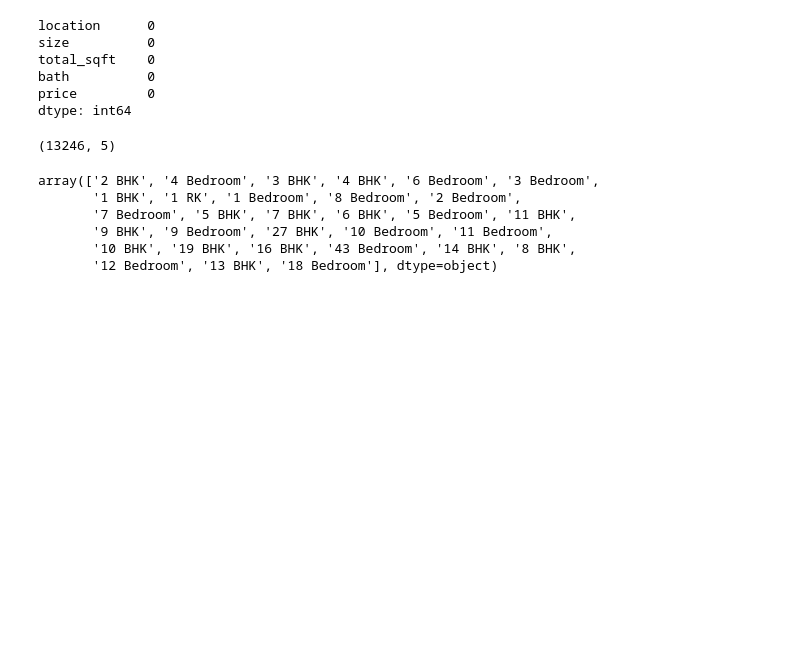
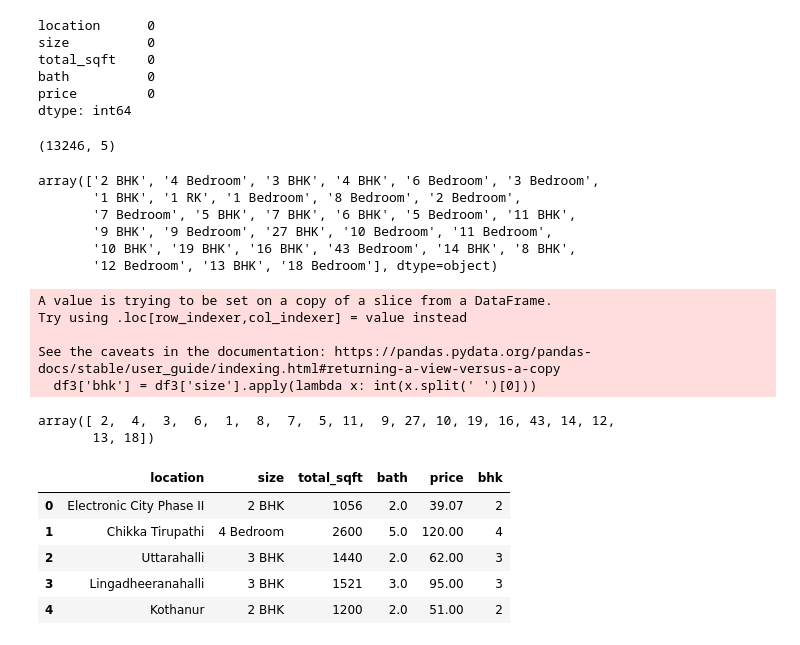
Before and after one commit to sabsar42/House_Price_Prediction_Gcollab, a Jupyter notebook: house_price_prediction.ipynb, the cells around one changed output. Drawn from its saved outputs; the diff is of its cells as text; code cells hidden in the pictures; blank space fills up the shorter version.

```diff
--- a/house_price_prediction.ipynb
+++ b/house_price_prediction.ipynb
@@ -73,3 +73,25 @@ array(['2 BHK', '4 Bedroom', '3 BHK', '4 BHK', '6 Bedroom', '3 Bedroom',
        '9 BHK', '9 Bedroom', '27 BHK', '10 Bedroom', '11 Bedroom',
        '10 BHK', '19 BHK', '16 BHK', '43 Bedroom', '14 BHK', '8 BHK',
        '12 Bedroom', '13 BHK', '18 Bedroom'], dtype=object)
+# %%
+df3['bhk'] = df3['size'].apply(lambda x: int(x.split(' ')[0]))
+# %% [output]
+A value is trying to be set on a copy of a slice from a DataFrame.
+Try using .loc[row_indexer,col_indexer] = value instead
+
+See the caveats in the documentation: https://pandas.pydata.org/pandas-docs/stable/user_guide/indexing.html#returning-a-view-versus-a-copy
+  df3['bhk'] = df3['size'].apply(lambda x: int(x.split(' ')[0]))
+# %%
+df3['bhk'].unique()
+# %% [output]
+array([ 2,  4,  3,  6,  1,  8,  7,  5, 11,  9, 27, 10, 19, 16, 43, 14, 12,
+       13, 18])
+# %%
+df3.head()
+# %% [output]
+|  | location | size | total_sqft | bath | price | bhk |
+| 0 | Electronic City Phase II | 2 BHK | 1056 | 2.0 | 39.07 | 2 |
+| 1 | Chikka Tirupathi | 4 Bedroom | 2600 | 5.0 | 120.00 | 4 |
+| 2 | Uttarahalli | 3 BHK | 1440 | 2.0 | 62.00 | 3 |
+| 3 | Lingadheeranahalli | 3 BHK | 1521 | 3.0 | 95.00 | 3 |
+| 4 | Kothanur | 2 BHK | 1200 | 2.0 | 51.00 | 2 |
```
Also changed, not shown: parts of 12 cells of this notebook.
